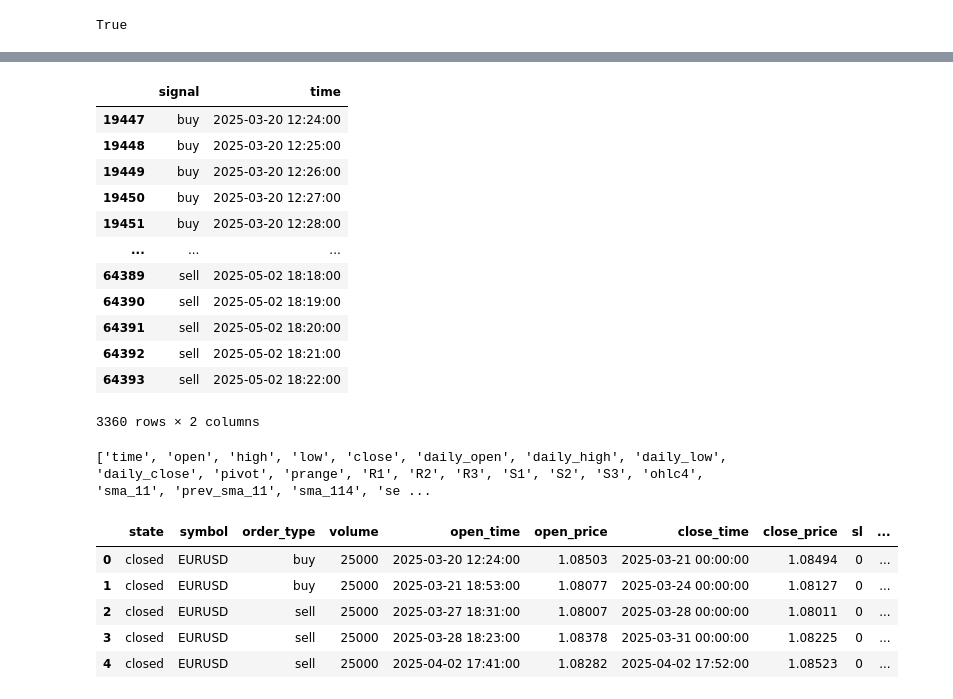
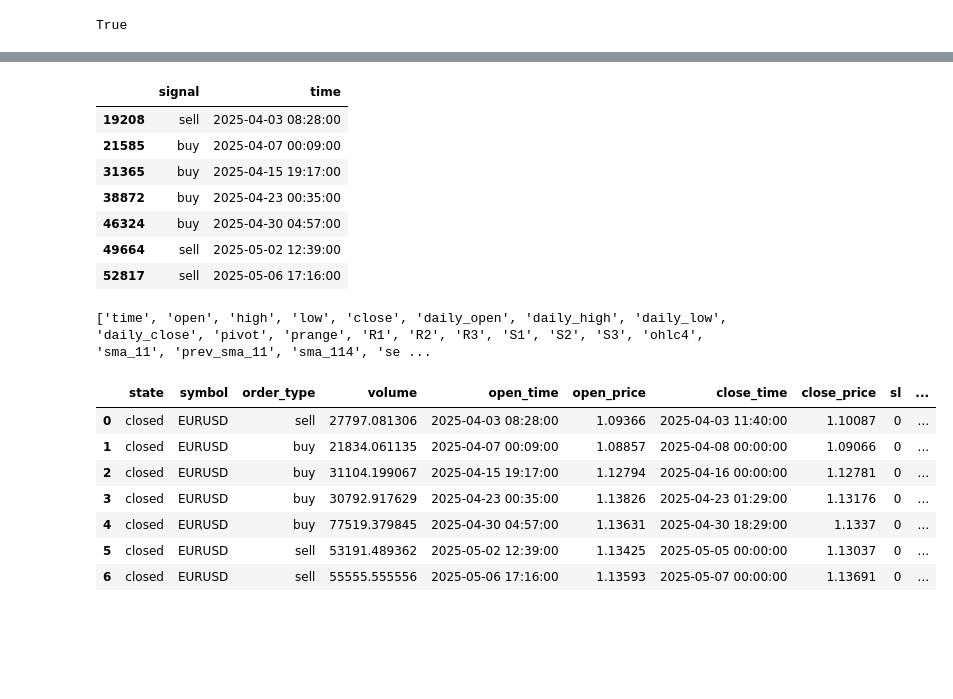
Before and after one commit to Moad2048/python_finance_market_projects, a Jupyter notebook: b2.ipynb, the cells around one changed output, grey strips where cells are left out. Saved outputs shown, nothing was run; the diff lists cells and outputs as text; code cells hidden in the pictures; blank space fills up the shorter version.

```diff
--- a/b2.ipynb
+++ b/b2.ipynb
@@ -32,7 +32,7 @@ def get_ohlc(symbol, timeframe, start_datetime, end_datetime):
 symbol = 'EURUSD'
 pos_size = 1
 timeframe = mt5.TIMEFRAME_M1
-start_datetime = datetime(2025,3,1)
+start_datetime = datetime(2025,3,15)
 end_datetime = datetime.now()
 ohlc_df = get_ohlc(symbol, timeframe, start_datetime, end_datetime)
 ohlc_df
@@ -215,10 +201,5 @@ daily_df
 # %%
-ohlc_df = ohlc_df.copy()
-ohlc_df['time'] = pd.to_datetime(ohlc_df['time'])
 ohlc_df = ohlc_df.sort_values('time')
-
-daily_df = daily_df.copy()
-daily_df['time'] = pd.to_datetime(daily_df['time'])
 daily_df = daily_df.sort_values('time')
 def entring_stoploss_profit(row, ohlc_df) :
     if row["prev_sma_11"] > row['sma_114'] and row["low_x"] <= row["S2"] :
@@ -228,21 +209,22 @@ def entring_stoploss_profit(row, ohlc_df) :
     # Merge daily indicators into minute data (asof = merge on closest earlier date)
 merged_df = pd.merge_asof(ohlc_df, daily_df, on='time', direction='backward')
 merged_df["signal"] = merged_df.apply(entring_stoploss_profit, axis=1, ohlc_df = ohlc_df)
-merged_df[["signal","time"]].dropna()
+
+# Tag first signal per day in original merged_df
+merged_df['is_first_signal'] = (merged_df[merged_df["signal"].notna()].groupby(merged_df["time"].dt.date).cumcount() == 0)
+
+# Set signal only on the first row per day, others = None
+merged_df['signal'] = merged_df.apply(lambda row: row['signal'] if row['is_first_signal'] else None, axis=1)
+merged_df[['signal', 'time']].dropna()
 # %% [output]
 |  | signal | time |
-| 19447 | buy | 2025-03-20 12:24:00 |
-| 19448 | buy | 2025-03-20 12:25:00 |
-| 19449 | buy | 2025-03-20 12:26:00 |
-| 19450 | buy | 2025-03-20 12:27:00 |
-| 19451 | buy | 2025-03-20 12:28:00 |
-| ... | ... | ... |
-| 64389 | sell | 2025-05-02 18:18:00 |
-| 64390 | sell | 2025-05-02 18:19:00 |
-| 64391 | sell | 2025-05-02 18:20:00 |
-| 64392 | sell | 2025-05-02 18:21:00 |
-| 64393 | sell | 2025-05-02 18:22:00 |
+| 19208 | sell | 2025-04-03 08:28:00 |
+| 21585 | buy | 2025-04-07 00:09:00 |
+| 31365 | buy | 2025-04-15 19:17:00 |
+| 38872 | buy | 2025-04-23 00:35:00 |
+| 46324 | buy | 2025-04-30 04:57:00 |
+| 49664 | sell | 2025-05-02 12:39:00 |
+| 52817 | sell | 2025-05-06 17:16:00 |
-3360 rows × 2 columns
 # %%
 merged_df = merged_df.rename(columns={
     "low_x": "low",
@@ -261,26 +243,24 @@ print(merged_df.columns.tolist())
 # %%
 # create trade logic
 def on_bar(data, trades, orders):
-    #daily_df['time'] = pd.to_datetime(daily_df['time']).dt.strftime('%Y-%m-%d %H:%M:%S')
-     # 0.25 lots
     open_trades = trades[trades['state'] == 'open']
     num_open_trades = open_trades.shape[0]
     if 'signal' not in data:
         print("Warning: 'signal' column is missing!")
         return
     account_balance = 10000  # your account in USD
-    risk_percent = 0.04  # 4%
+    risk_percent = 0.20  # 2%
     pip_value_per_lot = 10  # on EURUSD, 1 lot = $10 per pip
     risk_amount = account_balance * risk_percent
     # entry signal
     if data['signal'] == 'buy' and not num_open_trades:
         stop_loss_pips = data['S2'] - (data["S2"] - ((data["R1"] - data["S2"]) /2)) # example SL
-        volume = 25000#risk_amount / (stop_loss_pips * pip_value_per_lot)
+        volume = risk_amount / (stop_loss_pips * pip_value_per_lot)
         orders.open_trade(symbol, volume, 'buy')
 
     elif data['signal'] == 'sell' and not num_open_trades:
         stop_loss_pips = ((data["R2"] - data["S1"]) /2 + data["R2"]) - data["R2"]
-        volume = 25000#risk_amount / (stop_loss_pips * pip_value_per_lot)
+        volume = risk_amount / (stop_loss_pips * pip_value_per_lot)
         orders.open_trade(symbol, volume, 'sell')
 
 # exit signal
@@ -298,29 +278,31 @@ def on_bar(data, trades, orders):
 # %%
 # backtest parameters
 starting_balance = 10000
 currency = 'USD'
 exchange_rate = 1
 commission = -7 / 100000
 
 # backtest
 bt = Backtester()
 bt.set_starting_balance(starting_balance, currency=currency)
 bt.set_exchange_rate(exchange_rate)
 bt.set_commission(commission)
 
 bt.set_historical_data(merged_df)
 bt.set_on_bar(on_bar)
 
 bt.run_backtest()
 
-bt.trades.head(5)
+bt.trades.tail(7)
 # %% [output]
 |  | state | symbol | order_type | volume | open_time | open_price | close_time | close_price | sl | ... |
-| 0 | closed | EURUSD | buy | 25000 | 2025-03-20 12:24:00 | 1.08503 | 2025-03-21 00:00:00 | 1.08494 | 0 | ... |
-| 1 | closed | EURUSD | buy | 25000 | 2025-03-21 18:53:00 | 1.08077 | 2025-03-24 00:00:00 | 1.08127 | 0 | ... |
-| 2 | closed | EURUSD | sell | 25000 | 2025-03-27 18:31:00 | 1.08007 | 2025-03-28 00:00:00 | 1.08011 | 0 | ... |
-| 3 | closed | EURUSD | sell | 25000 | 2025-03-28 18:23:00 | 1.08378 | 2025-03-31 00:00:00 | 1.08225 | 0 | ... |
-| 4 | closed | EURUSD | sell | 25000 | 2025-04-02 17:41:00 | 1.08282 | 2025-04-02 17:52:00 | 1.08523 | 0 | ... |
+| 0 | closed | EURUSD | sell | 27797.081306 | 2025-04-03 08:28:00 | 1.09366 | 2025-04-03 11:40:00 | 1.10087 | 0 | ... |
+| 1 | closed | EURUSD | buy | 21834.061135 | 2025-04-07 00:09:00 | 1.08857 | 2025-04-08 00:00:00 | 1.09066 | 0 | ... |
+| 2 | closed | EURUSD | buy | 31104.199067 | 2025-04-15 19:17:00 | 1.12794 | 2025-04-16 00:00:00 | 1.12781 | 0 | ... |
+| 3 | closed | EURUSD | buy | 30792.917629 | 2025-04-23 00:35:00 | 1.13826 | 2025-04-23 01:29:00 | 1.13176 | 0 | ... |
+| 4 | closed | EURUSD | buy | 77519.379845 | 2025-04-30 04:57:00 | 1.13631 | 2025-04-30 18:29:00 | 1.1337 | 0 | ... |
+| 5 | closed | EURUSD | sell | 53191.489362 | 2025-05-02 12:39:00 | 1.13425 | 2025-05-05 00:00:00 | 1.13037 | 0 | ... |
+| 6 | closed | EURUSD | sell | 55555.555556 | 2025-05-06 17:16:00 | 1.13593 | 2025-05-07 00:00:00 | 1.13691 | 0 | ... |
 # %%
 mm = bt.plot_balance()
 display(mm)
```
Also changed, not shown: parts of 8 cells of this notebook, 2 other files.
